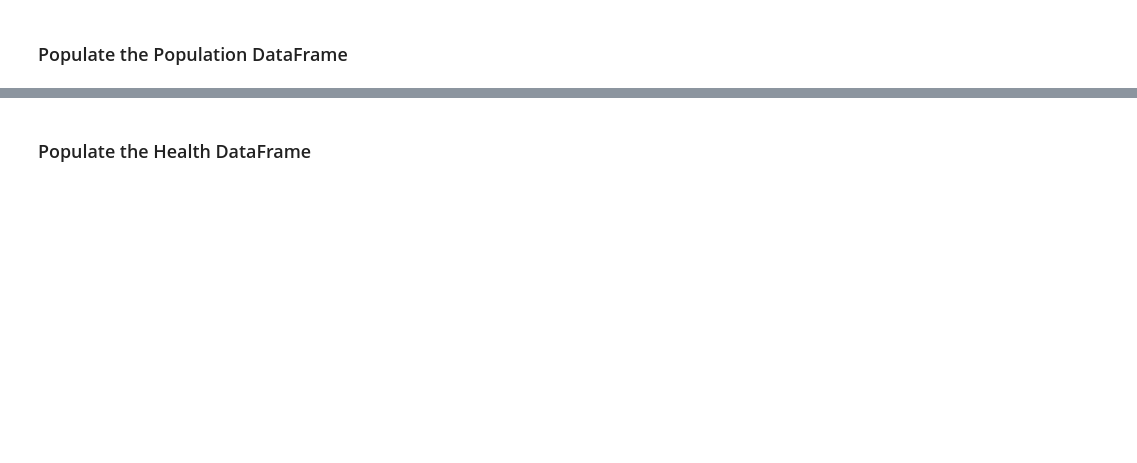
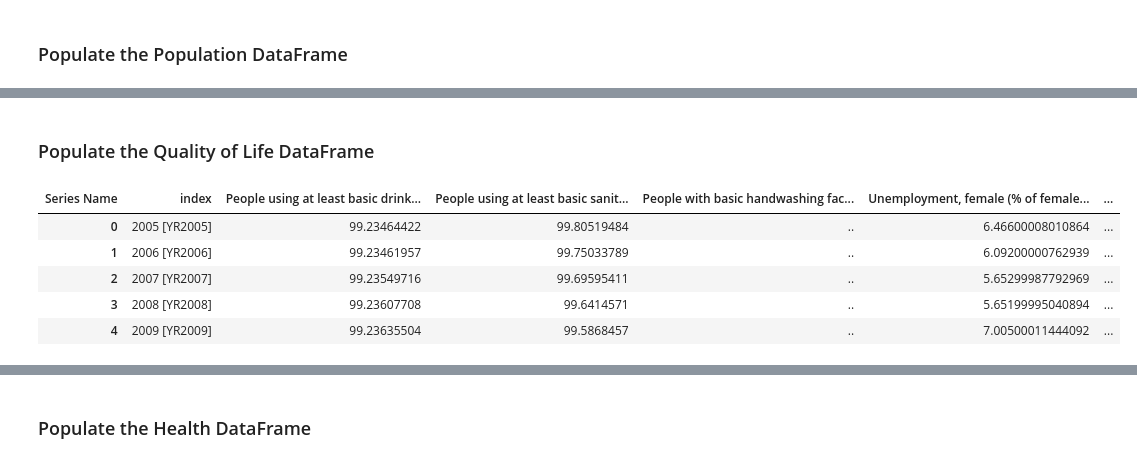
Before and after one commit to nseniow/Data-Science-Project, a Jupyter notebook: test.ipynb, the cells around one changed output, grey strips where cells are left out. Saved outputs shown, nothing was run; the diff lists cells and outputs as text; code cells hidden in the pictures; blank space fills up the shorter version.

```diff
--- a/test.ipynb
+++ b/test.ipynb
@@ -213,8 +217,8 @@ hdi_data = pd.read_csv("Data/human-development-index-escosura.csv")
 qol_index_data = pd.read_csv("Data/Quality Of Life Index.csv")
 wb_education_data = pd.read_csv("Data/WorldBankEducationStatisticsAllIndicators_Data.csv")
 wb_hnps_data = pd.read_csv("Data/WorldBankHealthNutritionAndPopulationStatistics_Data.csv")
-wb_poverty_and_equity = pd.read_csv("Data/WorldBankPovertyAndEquity_Data.csv")
-wb_world_development_indicators = pd.read_csv("Data/WorldBankWorldDevelopmentIndicators_Data.csv")
+wb_poverty_and_equity_data = pd.read_csv("Data/WorldBankPovertyAndEquity_Data.csv")
+wb_world_development_indicators_data = pd.read_csv("Data/WorldBankWorldDevelopmentIndicators_Data.csv")
 # %% [markdown]
 ### Define our list of countries
 # %%
@@ -459,0 +413,34 @@ population_df.head()
+# %% [markdown]
+### Populate the Quality of Life DataFrame
+# %%
+wb_hnps_qol_data = wb_hnps_data.loc[
+    (wb_hnps_data['Series Name'] == "People using at least basic drinking water services (% of population)") |
+    (wb_hnps_data['Series Name'] == "People using at least basic sanitation services (% of population)") |
+    (wb_hnps_data['Series Name'] == "People with basic handwashing facilities including soap and water (% of population)") |
+    (wb_hnps_data['Series Name'] == "Unemployment, female (% of female labor force)") |
+    (wb_hnps_data['Series Name'] == "Unemployment, male (% of male labor force)") |
+    (wb_hnps_data['Series Name'] == "Unemployment, total (% of total labor force)") |
+    (wb_hnps_data['Series Name'] == "Maternal leave benefits (% of wages paid in covered period)")
+].drop(columns=['Series Code', 'Country Code'])
+
+wb_world_development_indicators_qol_data = wb_world_development_indicators_data.loc[
+    (wb_world_development_indicators_data['Series Name'] == "Access to electricity (% of population)") |
+    (wb_world_development_indicators_data['Series Name'] == "Access to electricity, urban (% of urban population)") |
+    (wb_world_development_indicators_data['Series Name'] == "Access to electricity, rural (% of rural population)") |
+    (wb_world_development_indicators_data['Series Name'] == "Part time employment, total (% of total employment)") |
+    (wb_world_development_indicators_data['Series Name'] == "Part time employment, male (% of total male employment)") |
+    (wb_world_development_indicators_data['Series Name'] == "Part time employment, female (% of total female employment)")
+].drop(columns=['Series Code', 'Country Code'])
+
+quality_of_life_dimension_df = convert_dataframe_structure(pd.concat([wb_hnps_qol_data, wb_world_development_indicators_qol_data]))
+quality_of_life_dimension_df["Year"] = quality_of_life_dimension_df.index
+quality_of_life_dimension_df.reset_index(inplace=True)
+
+quality_of_life_dimension_df.head()
+# %% [output]
+| Series Name | index | People using at least basic drink... | People using at least basic sanit... | People with basic handwashing fac... | Unemployment, female (% of female... | ... |
+| 0 | 2005 [YR2005] | 99.23464422 | 99.80519484 | .. | 6.46600008010864 | ... |
+| 1 | 2006 [YR2006] | 99.23461957 | 99.75033789 | .. | 6.09200000762939 | ... |
+| 2 | 2007 [YR2007] | 99.23549716 | 99.69595411 | .. | 5.65299987792969 | ... |
+| 3 | 2008 [YR2008] | 99.23607708 | 99.6414571 | .. | 5.65199995040894 | ... |
+| 4 | 2009 [YR2009] | 99.23635504 | 99.5868457 | .. | 7.00500011444092 | ... |
```
Also changed, not shown: parts of 27 cells of this notebook, 3 other files.
